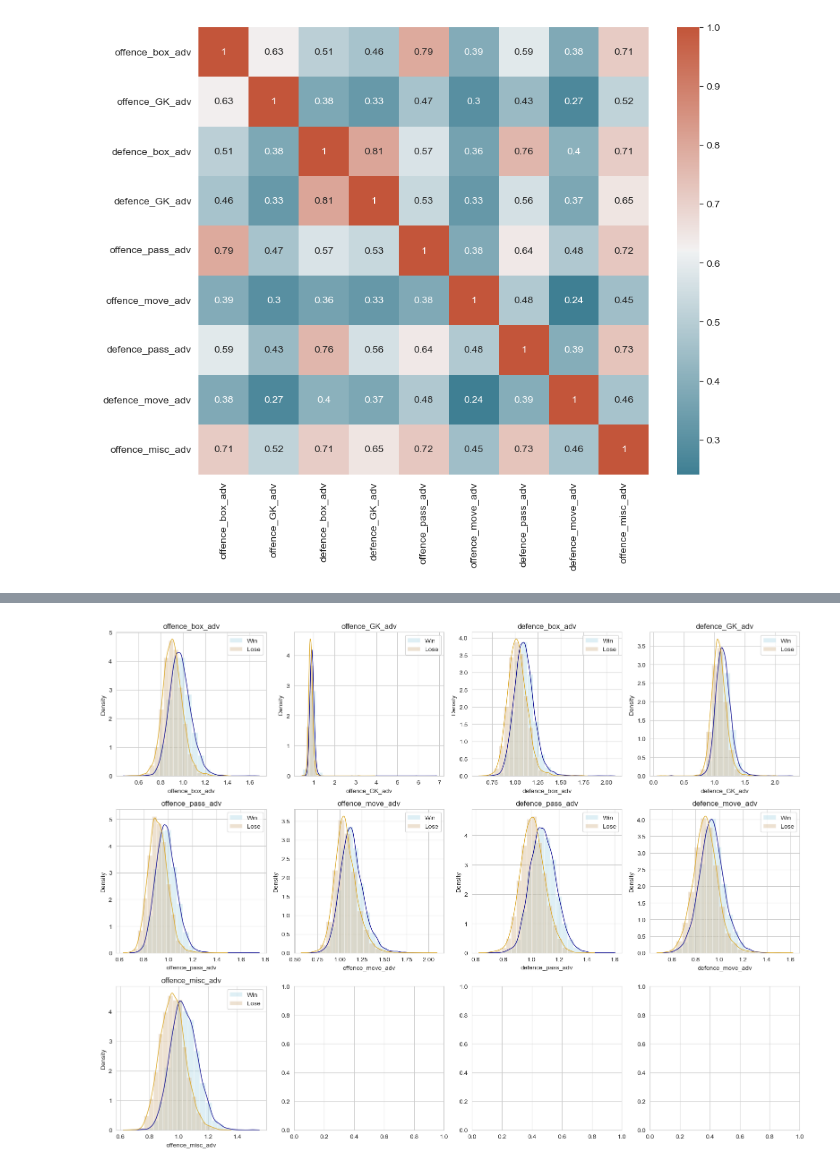
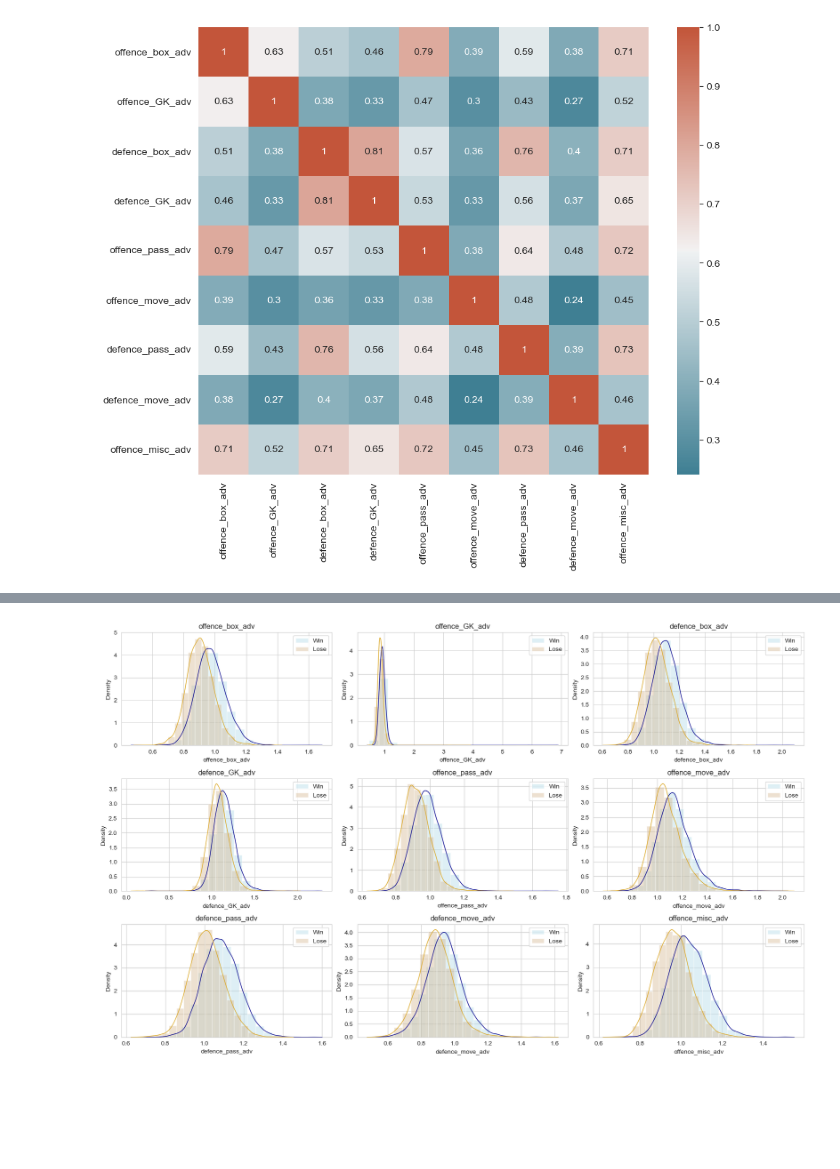
Before and after one commit to lorihe/Springboard-Capstone2---European-Soccer-Data, a Jupyter notebook: Notebook/05_EDA_Adv_Stats.ipynb, the cells around one changed output, grey strips where cells are left out. Saved outputs shown, nothing was run; the diff lists cells and outputs as text; code cells hidden in the pictures; blank space fills up the shorter version.

```diff
--- a/Notebook/05_EDA_Adv_Stats.ipynb
+++ b/Notebook/05_EDA_Adv_Stats.ipynb
@@ -313,26 +313,26 @@ Win = matches_adv_2[matches_adv_2['result'] == 'win']
 Tie = matches_adv_2[matches_adv_2['result'] == 'tie']
 Lose = matches_adv_2[matches_adv_2['result'] == 'lose']
 # %%
-num_cols = 4
+num_cols = 3
 num_rows = int(np.ceil(len(X.columns) / num_cols))
 
-fig, axes = plt.subplots(nrows=num_rows, ncols=num_cols, figsize=(16, 12))
+fig, axes = plt.subplots(nrows=num_rows, ncols=num_cols, figsize=(16, 10))
 fig.subplots_adjust(hspace=0.5)
 
 axes = axes.flatten()
 
 for i, col in enumerate(X.columns):
     ax = axes[i]
     sns.distplot(Win[col], hist=True, kde=True,
                  kde_kws={'linewidth': 1, 'color': 'darkblue'}, bins=20, color='lightblue', label='Win', ax=ax)
     sns.distplot(Lose[col], hist=True, kde=True,
                  kde_kws={'linewidth': 1, 'color': 'goldenrod'}, bins=20, color='tan', label='Lose', ax=ax)
     ax.set_title(col)
     ax.legend()
 
 plt.tight_layout()
 plt.show()
 # %% [output]
-[figure, old version]
+[figure, new version]
 # %%
 matches_adv_2.to_csv('../dataset/model_df2.csv', index = False)
```
Also changed, not shown: parts of 3 cells of this notebook, 1 other file.
